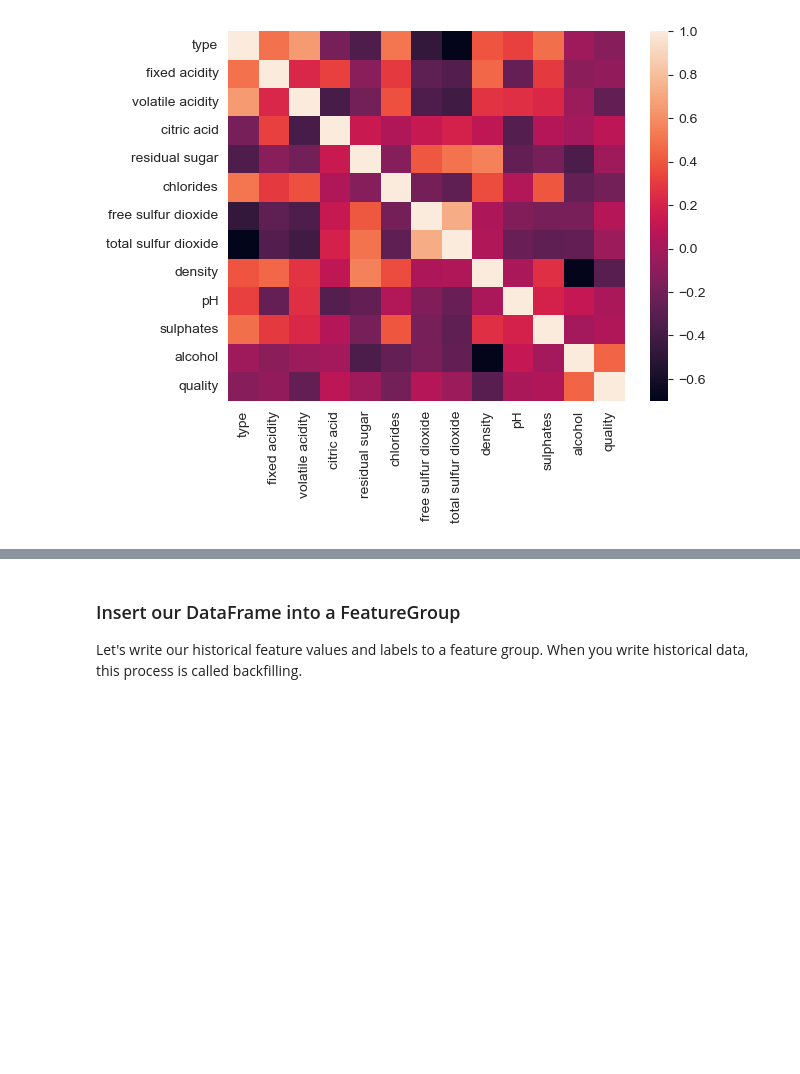
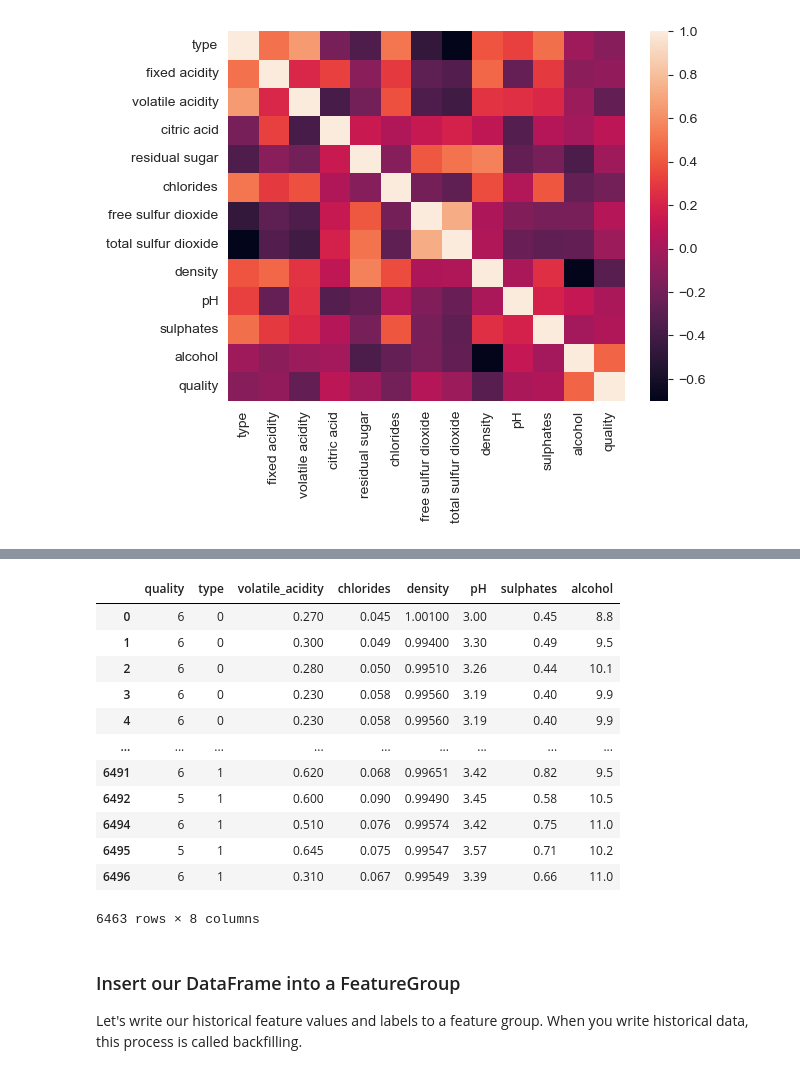
Before and after one commit to GoodOnions/ID2223-Lab1, a Jupyter notebook: wine/wine-eda-and-backfill-feature-group.ipynb, the cells around one changed output, grey strips where cells are left out. Saved outputs shown, nothing was run; the diff lists cells and outputs as text; code cells hidden in the pictures; blank space fills up the shorter version.

```diff
--- a/wine/wine-eda-and-backfill-feature-group.ipynb
+++ b/wine/wine-eda-and-backfill-feature-group.ipynb
@@ -177,7 +177,24 @@ plt.show()
 # %% [output]
 [figure]
 # %%
-wine_df = wine_df[['type', 'volatile acidity', 'chlorides', 'density', 'pH', 'sulphates', 'alcohol']]
+wine_df = wine_df[['quality', 'type', 'volatile acidity', 'chlorides', 'density', 'pH', 'sulphates', 'alcohol']]
+wine_df = wine_df.rename(columns={'volatile acidity': 'volatile_acidity'})
+
+wine_df
+# %% [output]
+|  | quality | type | volatile_acidity | chlorides | density | pH | sulphates | alcohol |
+| 0 | 6 | 0 | 0.270 | 0.045 | 1.00100 | 3.00 | 0.45 | 8.8 |
+| 1 | 6 | 0 | 0.300 | 0.049 | 0.99400 | 3.30 | 0.49 | 9.5 |
+| 2 | 6 | 0 | 0.280 | 0.050 | 0.99510 | 3.26 | 0.44 | 10.1 |
+| 3 | 6 | 0 | 0.230 | 0.058 | 0.99560 | 3.19 | 0.40 | 9.9 |
+| 4 | 6 | 0 | 0.230 | 0.058 | 0.99560 | 3.19 | 0.40 | 9.9 |
+| ... | ... | ... | ... | ... | ... | ... | ... | ... |
+| 6491 | 6 | 1 | 0.620 | 0.068 | 0.99651 | 3.42 | 0.82 | 9.5 |
+| 6492 | 5 | 1 | 0.600 | 0.090 | 0.99490 | 3.45 | 0.58 | 10.5 |
+| 6494 | 6 | 1 | 0.510 | 0.076 | 0.99574 | 3.42 | 0.75 | 11.0 |
+| 6495 | 5 | 1 | 0.645 | 0.075 | 0.99547 | 3.57 | 0.71 | 10.2 |
+| 6496 | 6 | 1 | 0.310 | 0.067 | 0.99549 | 3.39 | 0.66 | 11.0 |
+6463 rows × 8 columns
 # %% [markdown]
 ### Insert our DataFrame into a FeatureGroup
 Let's write our historical feature values and labels to a feature group. When you write historical data, this process is called backfilling.
```
Also changed, not shown: parts of 1 cell of this notebook, 12 other files.
